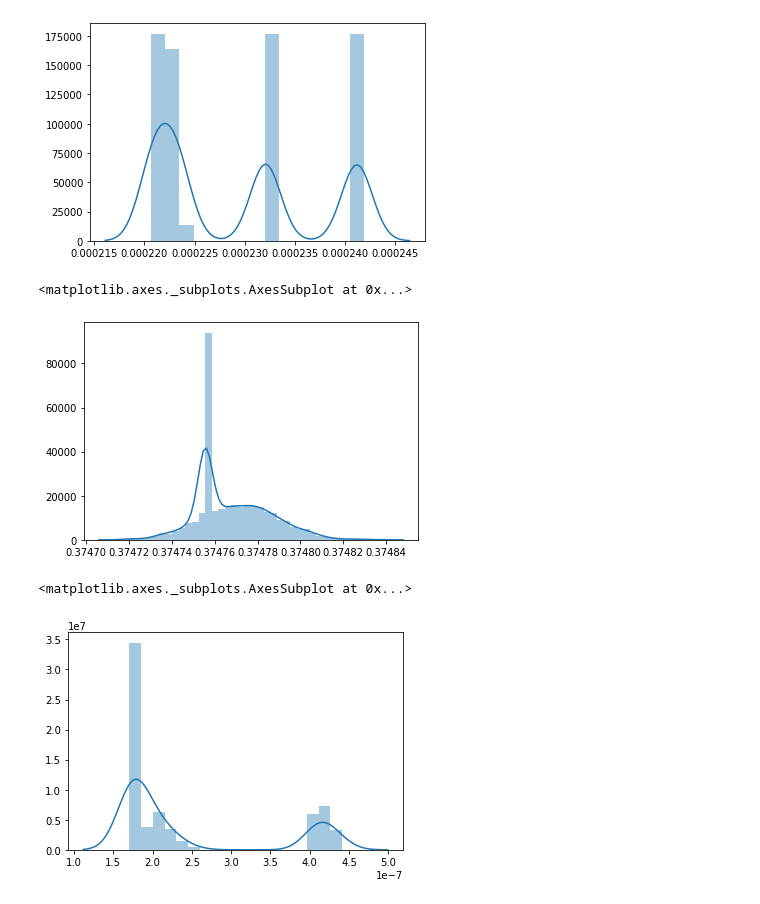
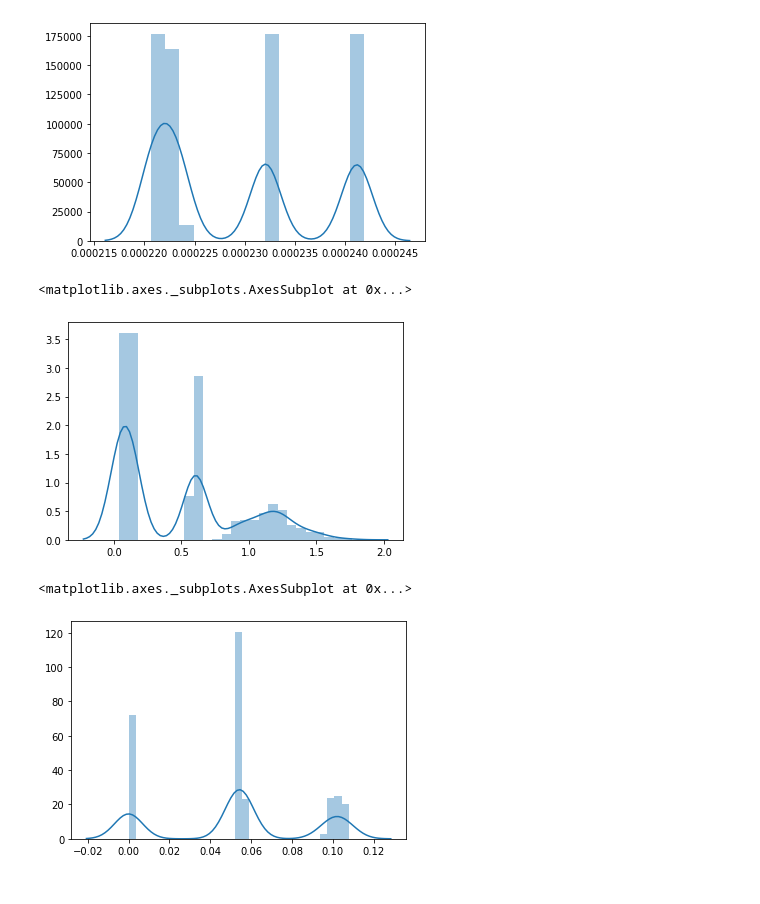
Before and after one commit to yoriyuki/COVID-19, a Jupyter notebook: prediction/Turzin.ipynb, the cells around one changed output. Drawn from its saved outputs; the diff is of its cells as text; code cells hidden in the pictures.

```diff
--- a/prediction/Turzin.ipynb
+++ b/prediction/Turzin.ipynb
@@ -112,12 +119,12 @@ sns.distplot(fit['q1'])
 <matplotlib.axes._subplots.AxesSubplot at 0x...>
 [figure]
 # %%
-sns.distplot(fit['a'])
+sns.distplot(fit['b0'])
 # %% [output]
 <matplotlib.axes._subplots.AxesSubplot at 0x...>
-[figure, old version]
+[figure, new version]
 # %%
-sns.distplot(fit['d'])
+sns.distplot(fit['b1'])
 # %% [output]
 <matplotlib.axes._subplots.AxesSubplot at 0x...>
-[figure, old version]
+[figure, new version]
```
Also changed, not shown: parts of 8 cells of this notebook.
